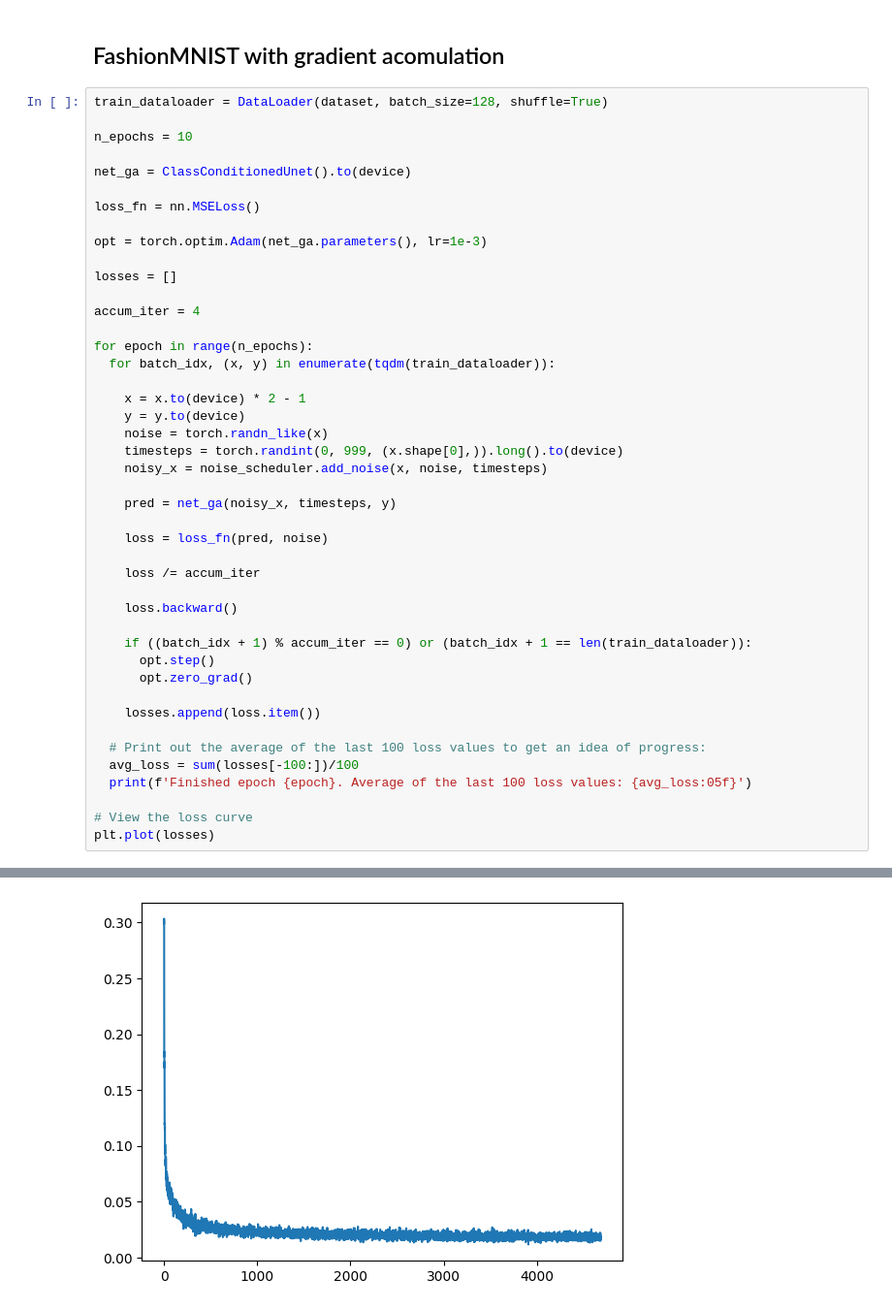
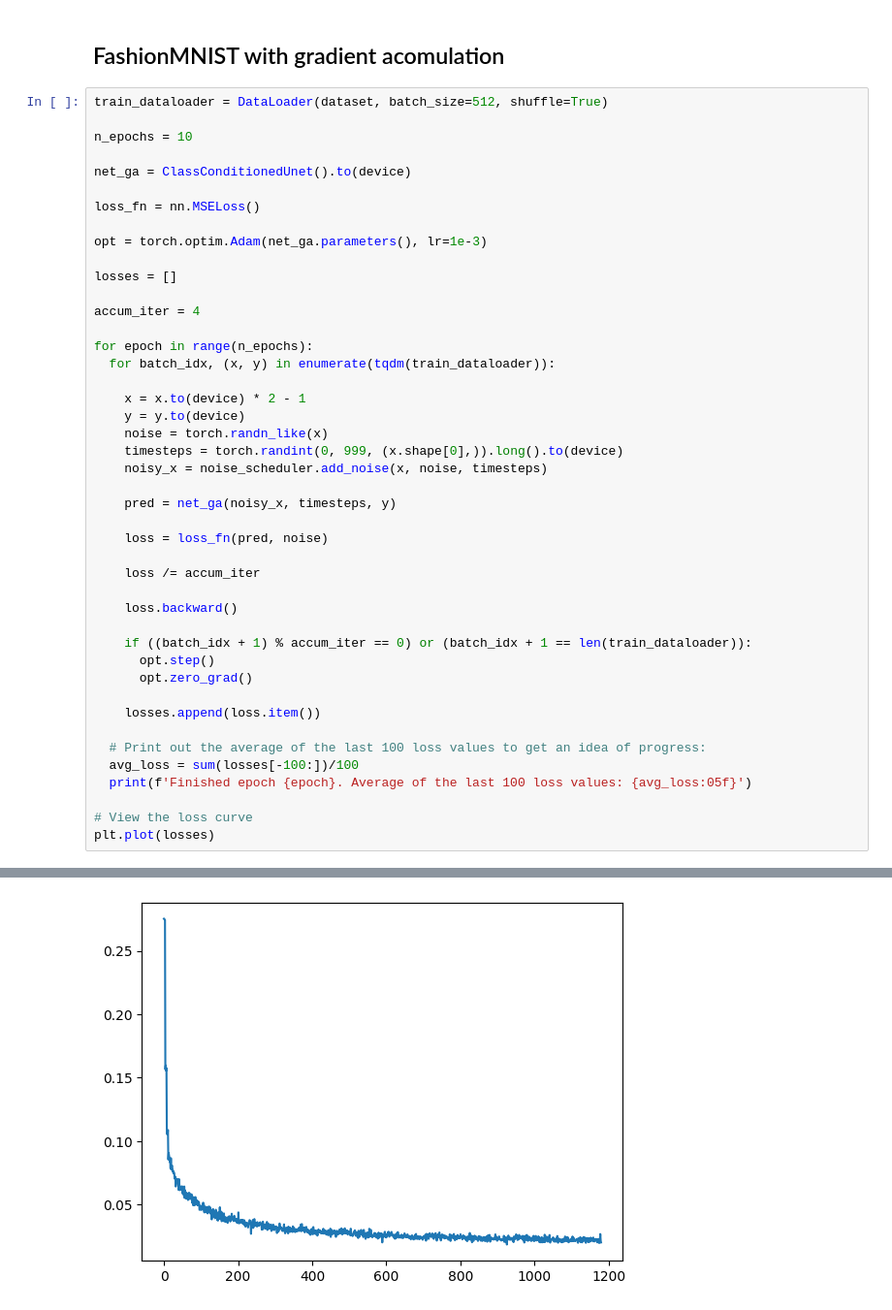
Before and after one commit to Corius77/diffusion_models_notes, a Jupyter notebook: unit2/02_class_conditioned_diffusion_model_example.ipynb, the cells around one changed output, grey strips where cells are left out. Shown at 97% size. Drawn from its saved outputs; the diff is of its cells as text.

```diff
--- a/unit2/02_class_conditioned_diffusion_model_example.ipynb
+++ b/unit2/02_class_conditioned_diffusion_model_example.ipynb
@@ -328,7 +328,7 @@ ax.imshow(torchvision.utils.make_grid(x.detach().cpu().clip(-1, 1), nrow=8)[0],
 # %% [markdown]
 ## FashionMNIST with gradient acomulation
 # %%
-train_dataloader = DataLoader(dataset, batch_size=128, shuffle=True)
+train_dataloader = DataLoader(dataset, batch_size=512, shuffle=True)
 
 n_epochs = 10
 
@@ -385,2 +385,2 @@ Finished epoch 9. Average of the last 100 loss values: 0.017991
 [<matplotlib.lines.Line2D at 0x...>]
-[figure, old version]
+[figure, new version]
```
Also changed, not shown: parts of 5 cells of this notebook.
